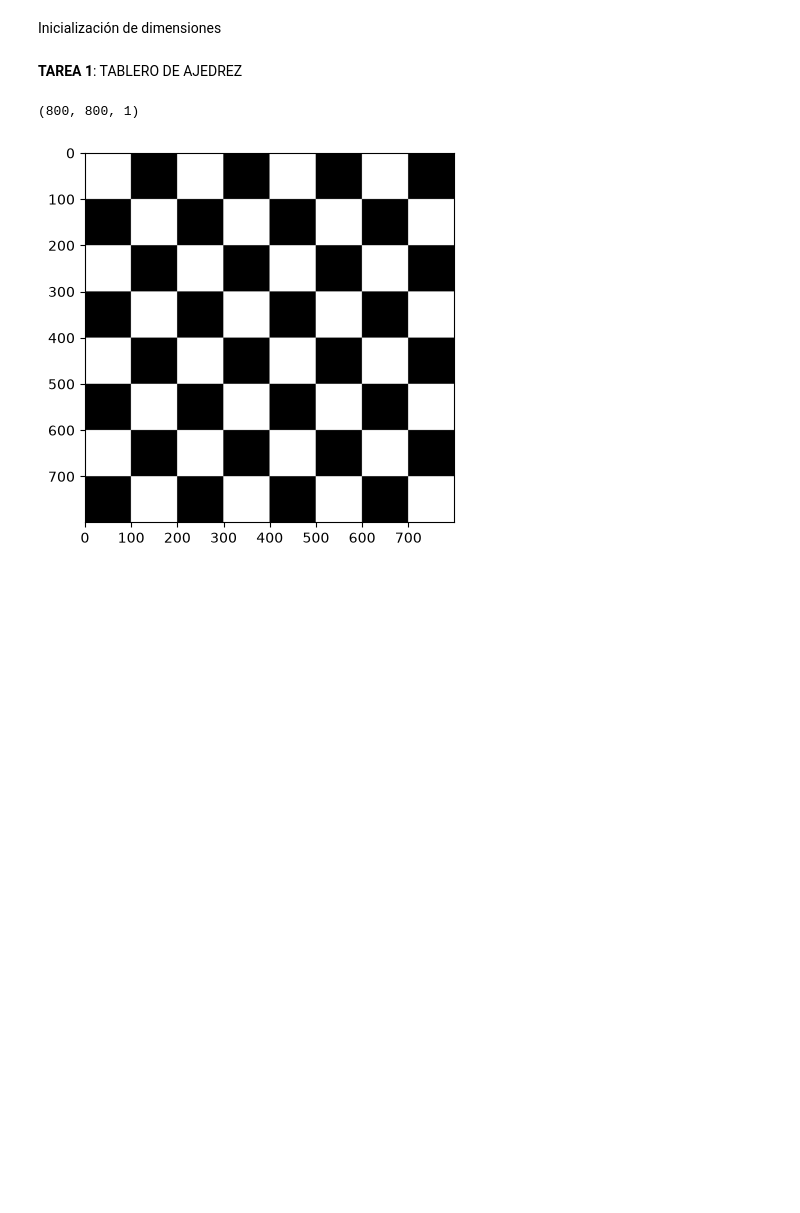
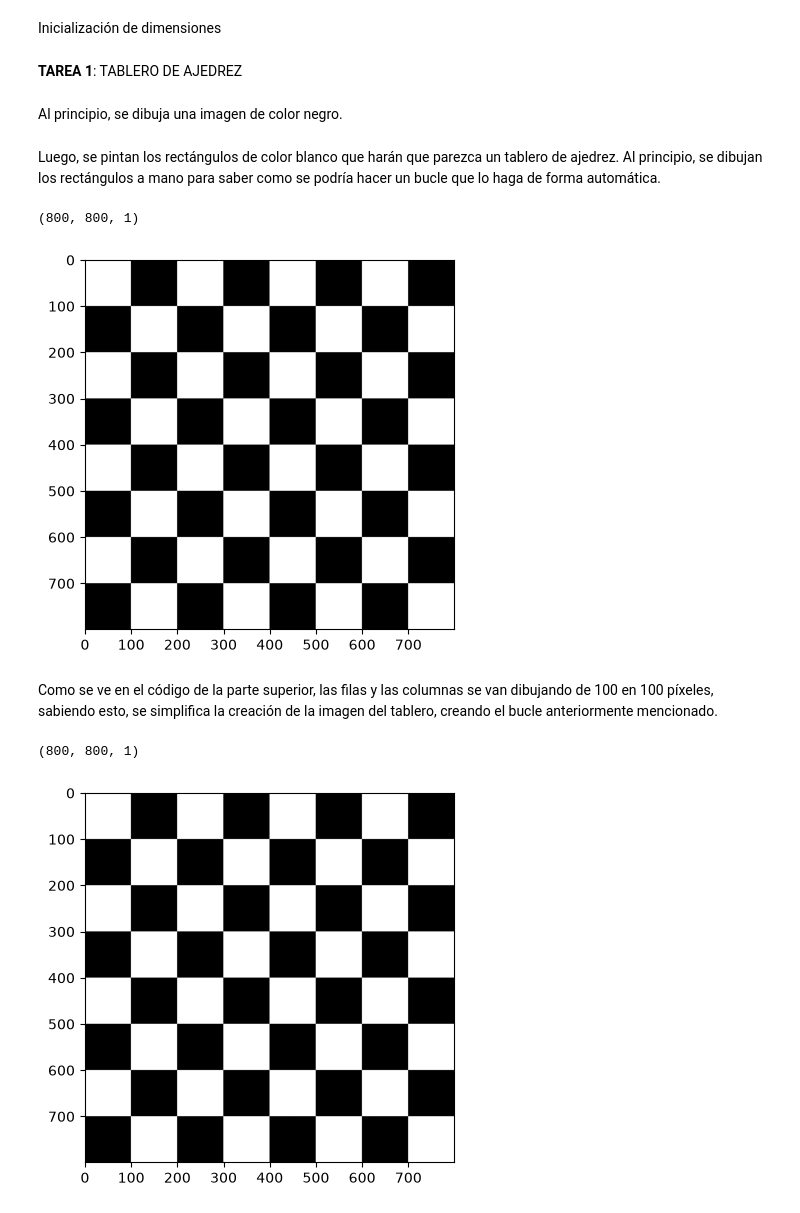
Before and after one commit to Neestoor13/VC_P1, a Jupyter notebook: main.ipynb, the cells around one changed output. Drawn from its saved outputs; the diff is of its cells as text; code cells hidden in the pictures; blank space fills up the shorter version.

Commit message:
More information added to the chess table generation on the notebook

```diff
--- a/main.ipynb
+++ b/main.ipynb
@@ -12,3 +12,5 @@ ancho = 800
 alto = 800
 # %% [markdown]
 **TAREA 1**: TABLERO DE AJEDREZ
+# %% [markdown]
+Al principio, se dibuja una imagen de color negro.
@@ -15 +20,54 @@ alto = 800
+# %% [markdown]
+Luego, se pintan los rectángulos de color blanco que harán que parezca un tablero de ajedrez. Al principio, se dibujan los rectángulos a mano para saber como se podría hacer un bucle que lo haga de forma automática.
+# %%
+chess_img[0:100, 0:100, 0] = 255
+chess_img[200:300, 0:100, 0] = 255
+chess_img[400:500, 0:100, 0] = 255
+chess_img[600:700, 0:100, 0] = 255
+
+chess_img[100:200, 100:200, 0] = 255
+chess_img[300:400, 100:200, 0] = 255
+chess_img[500:600, 100:200, 0] = 255
+chess_img[700:800, 100:200, 0] = 255
+
+chess_img[0:100, 200:300, 0] = 255
+chess_img[200:300, 200:300, 0] = 255
+chess_img[400:500, 200:300, 0] = 255
+chess_img[600:700, 200:300, 0] = 255
+
+chess_img[100:200, 300:400, 0] = 255
+chess_img[300:400, 300:400, 0] = 255
+chess_img[500:600, 300:400, 0] = 255
+chess_img[700:800, 300:400, 0] = 255
+
+chess_img[0:100, 400:500, 0] = 255
+chess_img[200:300, 400:500, 0] = 255
+chess_img[400:500, 400:500, 0] = 255
+chess_img[600:700, 400:500, 0] = 255
+
+chess_img[100:200, 500:600, 0] = 255
+chess_img[300:400, 500:600, 0] = 255
+chess_img[500:600, 500:600, 0] = 255
+chess_img[700:800, 500:600, 0] = 255
+
+chess_img[0:100, 600:700, 0] = 255
+chess_img[200:300, 600:700, 0] = 255
+chess_img[400:500, 600:700, 0] = 255
+chess_img[600:700, 600:700, 0] = 255
+
+chess_img[100:200, 700:800, 0] = 255
+chess_img[300:400, 700:800, 0] = 255
+chess_img[500:600, 700:800, 0] = 255
+chess_img[700:800, 700:800, 0] = 255
+
+#Dimensiones
+print(chess_img.shape)
+#Visualiza con matplotlib (sin especificar el mapa de color gris)
+plt.imshow(chess_img, cmap='gray')
+plt.show()
+# %% [output]
+(800, 800, 1)
+[figure, added]
+# %% [markdown]
+Como se ve en el código de la parte superior, las filas y las columnas se van dibujando de 100 en 100 píxeles, sabiendo esto, se simplifica la creación de la imagen del tablero, creando el bucle anteriormente mencionado.
 # %%
```
Also changed, not shown: parts of 2 cells of this notebook.
